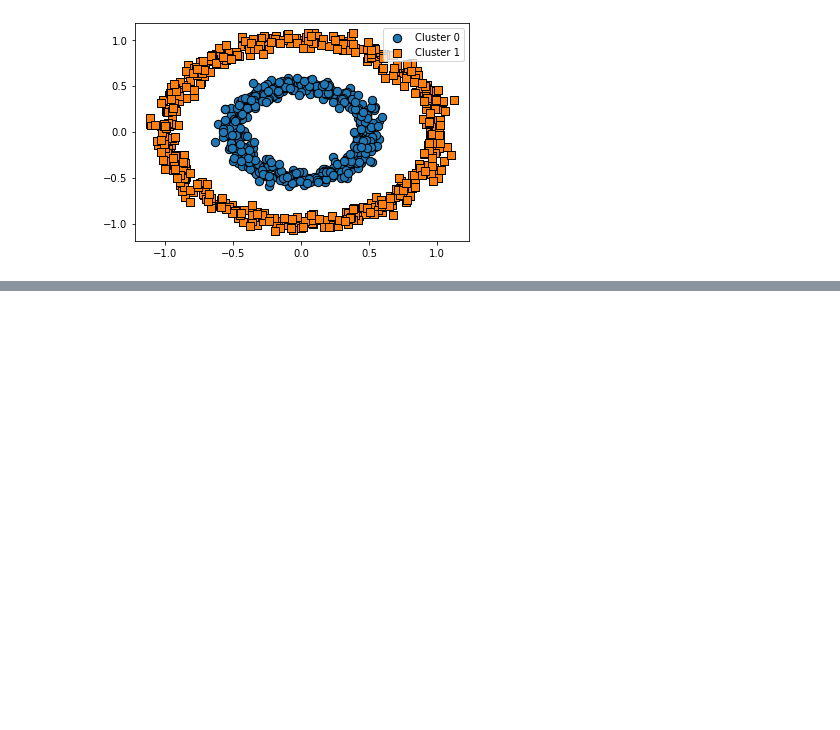
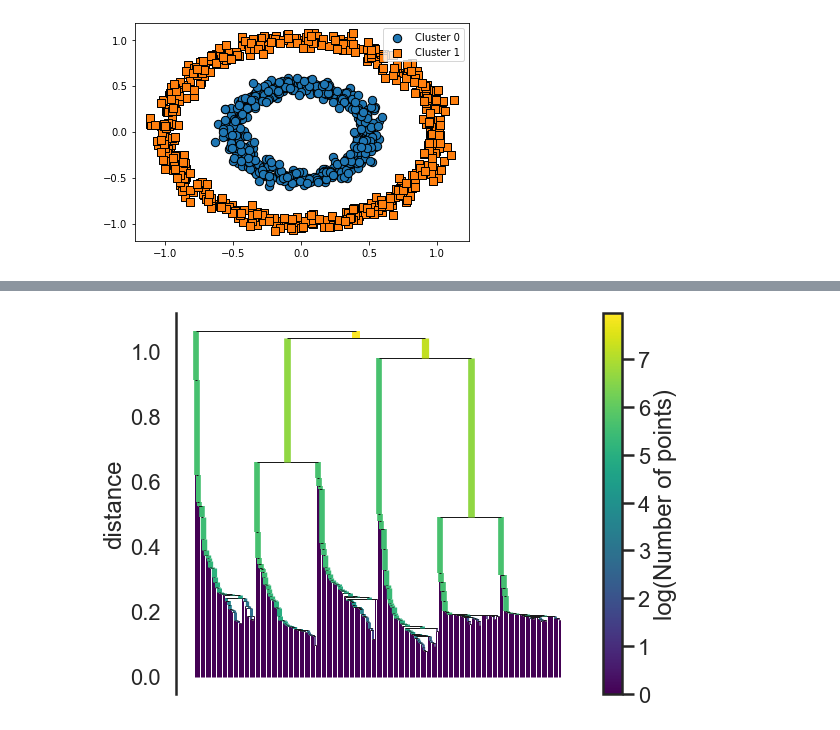
Before and after one commit to SeWonKwon/Machine-Learning, a Jupyter notebook: Machine_Learning/E01_Clustering.ipynb, the cells around one changed output, grey strips where cells are left out. Cells and saved outputs as stored; diff of their text form; code cells hidden in the pictures; blank space fills up the shorter version.

```diff
--- a/Machine_Learning/E01_Clustering.ipynb
+++ b/Machine_Learning/E01_Clustering.ipynb
@@ -1417,0 +1518,4 @@ visualize_cluster_plot(dbscan, clusterDF, 'dbscan_cluster', iscenter=False)
+# %%
+ clusterer.single_linkage_tree_.plot(cmap='viridis', colorbar=True);
+# %% [output]
+[figure, added]
```
Also changed, not shown: parts of 50 cells of this notebook.
